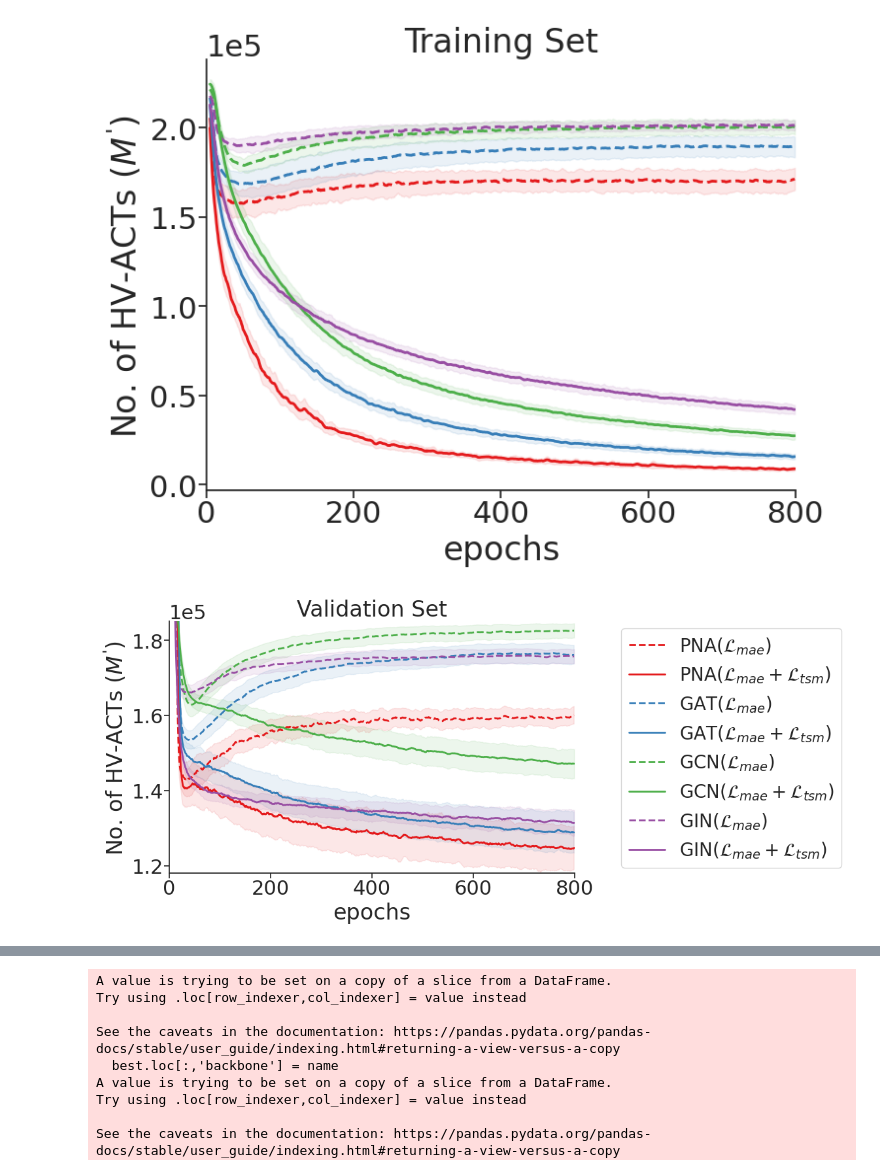
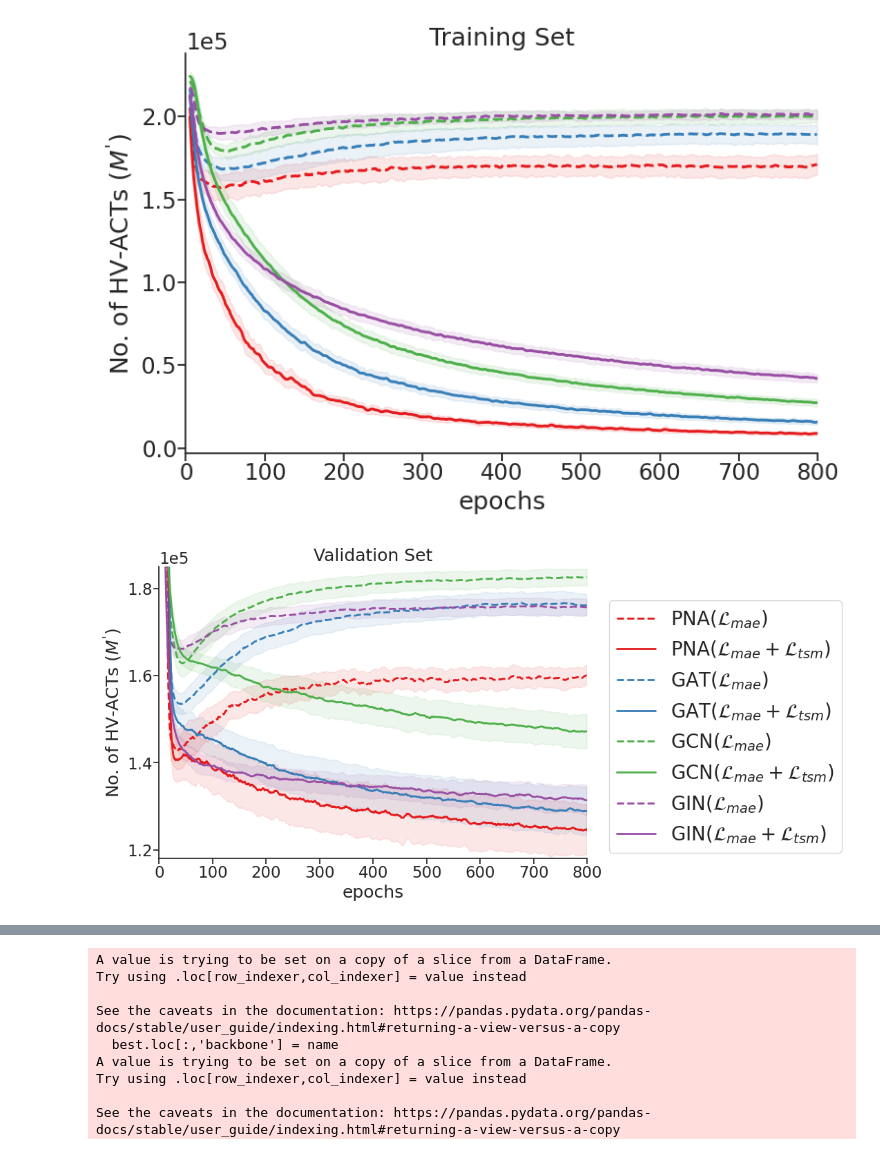
Before and after one commit to shenwanxiang/ACANet, a Jupyter notebook: experiment/00_Poc/mae/summary.ipynb, the cells around one changed output, grey strips where cells are left out. Drawn from its saved outputs; the diff is of its cells as text; code cells hidden in the pictures.

```diff
--- a/experiment/00_Poc/mae/summary.ipynb
+++ b/experiment/00_Poc/mae/summary.ipynb
@@ -58,7 +58,7 @@ colors2 = sns.color_palette(palette = 'Blues_r', n_colors=4) #sns.dark_palette("
 l2 = r'With AC-awareness ($\mathcal{L}_{mae} + \mathcal{L}_{tsm}$)'
 l1 = r'Without AC-awareness ($\mathcal{L}_{mae}$)'
 # %%
-fig, ax1 = plt.subplots(figsize=(8, 6.2), ncols = 1, sharey=False)
+fig, ax1 = plt.subplots(figsize=(8, 5.5), ncols = 1, sharey=False)
 
 
 y = 'n_pos_triplets'
@@ -101,36 +101,36 @@ for df, name in zip([pna_a, gat_a, gcn_a, gin_a], ['PNA($\mathcal{L}_{mae}+\math
 dfp2 = pd.concat(res2, axis=1)
 dfp2_std = pd.concat(res2_std, axis=1)
 dfp2.rolling(5).mean().plot(ax=ax1, lw = 2, ls = '-', color = colors1)
 
 min = dfp2 - dfp2_std
 max = dfp2 + dfp2_std
 for i,col in enumerate(dfp2.columns):
     ax1.fill_between(dfp2.index, min[col].rolling(5).mean(), max[col].rolling(5).mean(), alpha=0.1, color = colors1[i])
 
 ax1.spines[['right', 'top']].set_visible(False)
 
 ax1.tick_params(left='off', labelleft='on', labelbottom='on', bottom = 'off',  pad=.5,)
 
 ax1.set_xlim(0,800)
 
 ax1.set_xlabel('epochs')
 ax1.get_legend().set_visible(False)
 
 
 ax1.ticklabel_format(axis='y', style='sci', scilimits=(0,0))
 
 
 ax1.set_title('Training Set')
 
 fig.tight_layout(w_pad = 1)
 
 
 fig.savefig('./gnn_HVACT_train.svg', bbox_inches='tight', dpi=400)
 fig.savefig('./gnn_HVACT_train.pdf', bbox_inches='tight', dpi=400)
 # %% [output]
-[figure, old version]
+[figure, new version]
 # %%
-fig, ax2 = plt.subplots(figsize=(8, 5), ncols = 1, sharey=False)
+fig, ax2 = plt.subplots(figsize=(8, 5.5), ncols = 1, sharey=False)
 
 ###############################################################################################################
 y = 'val_n_pos_triplets'
@@ -202,7 +202,7 @@ handles, labels = ax1.get_legend_handles_labels()
 labels = [labels[0], labels[4], labels[1], labels[5],  labels[2], labels[6],  labels[3], labels[7] ]
 handles = [handles[0], handles[4], handles[1], handles[5],  handles[2], handles[6],  handles[3], handles[7] ]
 
-fig.legend(handles, labels,  loc='lower center', bbox_to_anchor=(1.2, 0.1), ncols = 1, fontsize=  20)
+fig.legend(handles, labels,  loc='lower center', bbox_to_anchor=(1.15, 0.1), ncols = 1, fontsize=  20)
 
 ax2.set_title('Validation Set')
 ax2.set_ylabel("No. of HV-ACTs ($M^'$)")
@@ -216,5 +216,5 @@ ax2.set_ylabel("No. of HV-ACTs ($M^'$)")
 fig.savefig('./gnn_HVACT_validation.svg', bbox_inches='tight', dpi=400)
 fig.savefig('./gnn_HVACT_validation.pdf', bbox_inches='tight', dpi=400)
 # %% [output]
-[figure, old version]
+[figure, new version]
 # %%
```
Also changed, not shown: parts of 3 cells of this notebook, 13 other files.
